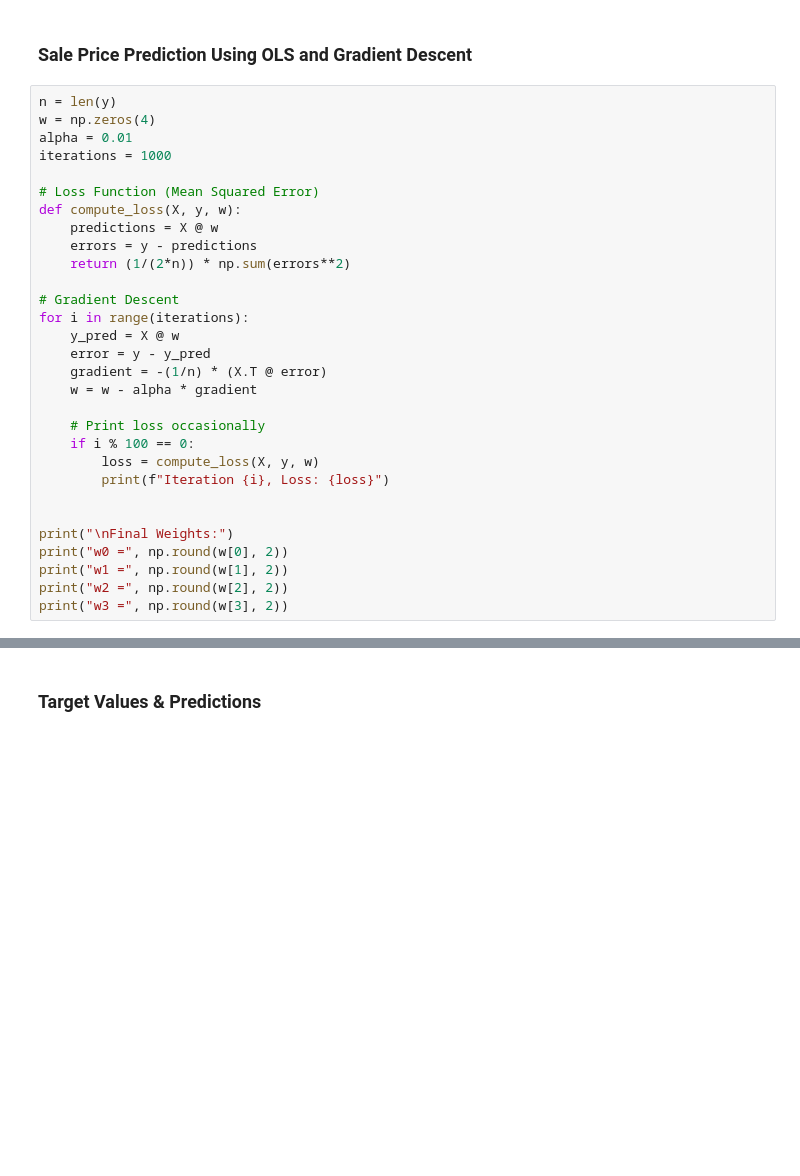
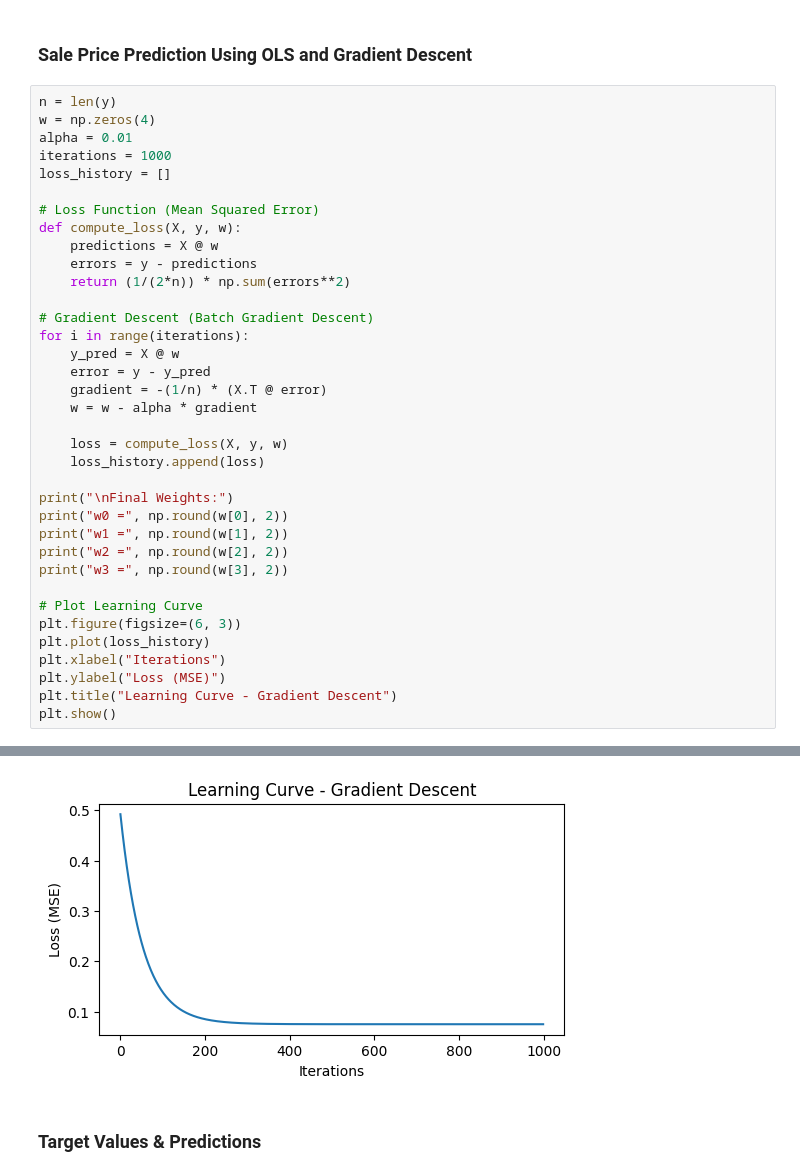
Before and after one commit to dilansenuruk/Machine-Vision-Projects, a Jupyter notebook: Linear_Regression.ipynb, the cells around one changed output, grey strips where cells are left out. Cells and saved outputs as stored; diff of their text form; blank space fills up the shorter version.

Commit message:
Including learning curve for Gradient Descent

```diff
--- a/Linear_Regression.ipynb
+++ b/Linear_Regression.ipynb
@@ -225,6 +230,7 @@ n = len(y)
 w = np.zeros(4)
 alpha = 0.01
 iterations = 1000
+loss_history = []
 
 # Loss Function (Mean Squared Error)
 def compute_loss(X, y, w):
@@ -232,22 +238,27 @@ def compute_loss(X, y, w):
     errors = y - predictions
     return (1/(2*n)) * np.sum(errors**2)
 
-# Gradient Descent
+# Gradient Descent (Batch Gradient Descent)
 for i in range(iterations):
     y_pred = X @ w
     error = y - y_pred
     gradient = -(1/n) * (X.T @ error)
     w = w - alpha * gradient
 
-    # Print loss occasionally
-    if i % 100 == 0:
-        loss = compute_loss(X, y, w)
-        print(f"Iteration {i}, Loss: {loss}")
-
+    loss = compute_loss(X, y, w)
+    loss_history.append(loss)
 
 print("\nFinal Weights:")
 print("w0 =", np.round(w[0], 2))
 print("w1 =", np.round(w[1], 2))
 print("w2 =", np.round(w[2], 2))
 print("w3 =", np.round(w[3], 2))
+
+# Plot Learning Curve
+plt.figure(figsize=(6, 3))
+plt.plot(loss_history)
+plt.xlabel("Iterations")
+plt.ylabel("Loss (MSE)")
+plt.title("Learning Curve - Gradient Descent")
+plt.show()
 # %% [output]
@@ -265,8 +265,9 @@ Iteration 900, Loss: 0.07498006388993479
 Final Weights:
 w0 = 0.0
 w1 = 0.78
 w2 = 0.45
 w3 = 0.32
+[figure, added]
 # %% [markdown]
 ### Target Values & Predictions
 # %%
```
Also changed, not shown: parts of 5 cells of this notebook.
